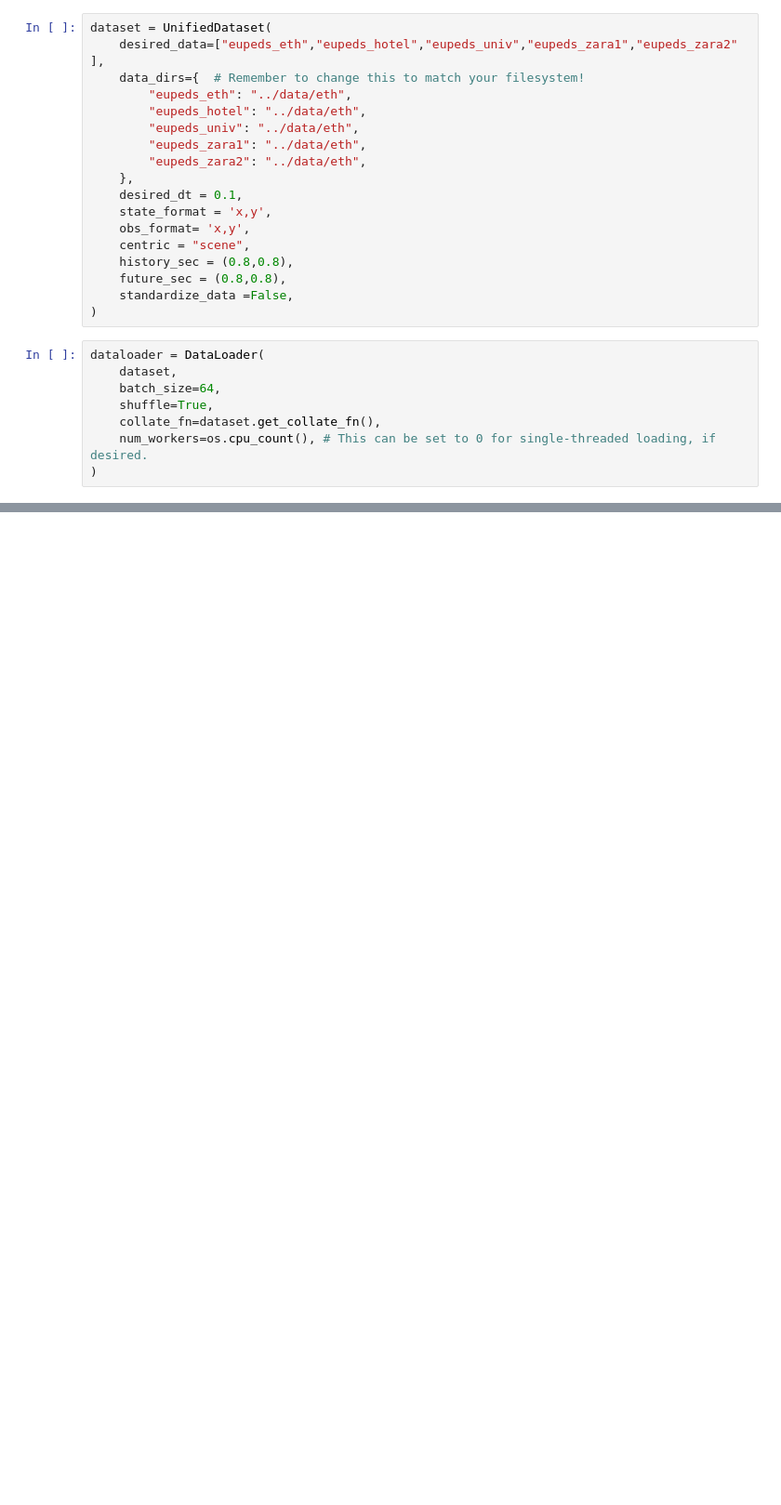
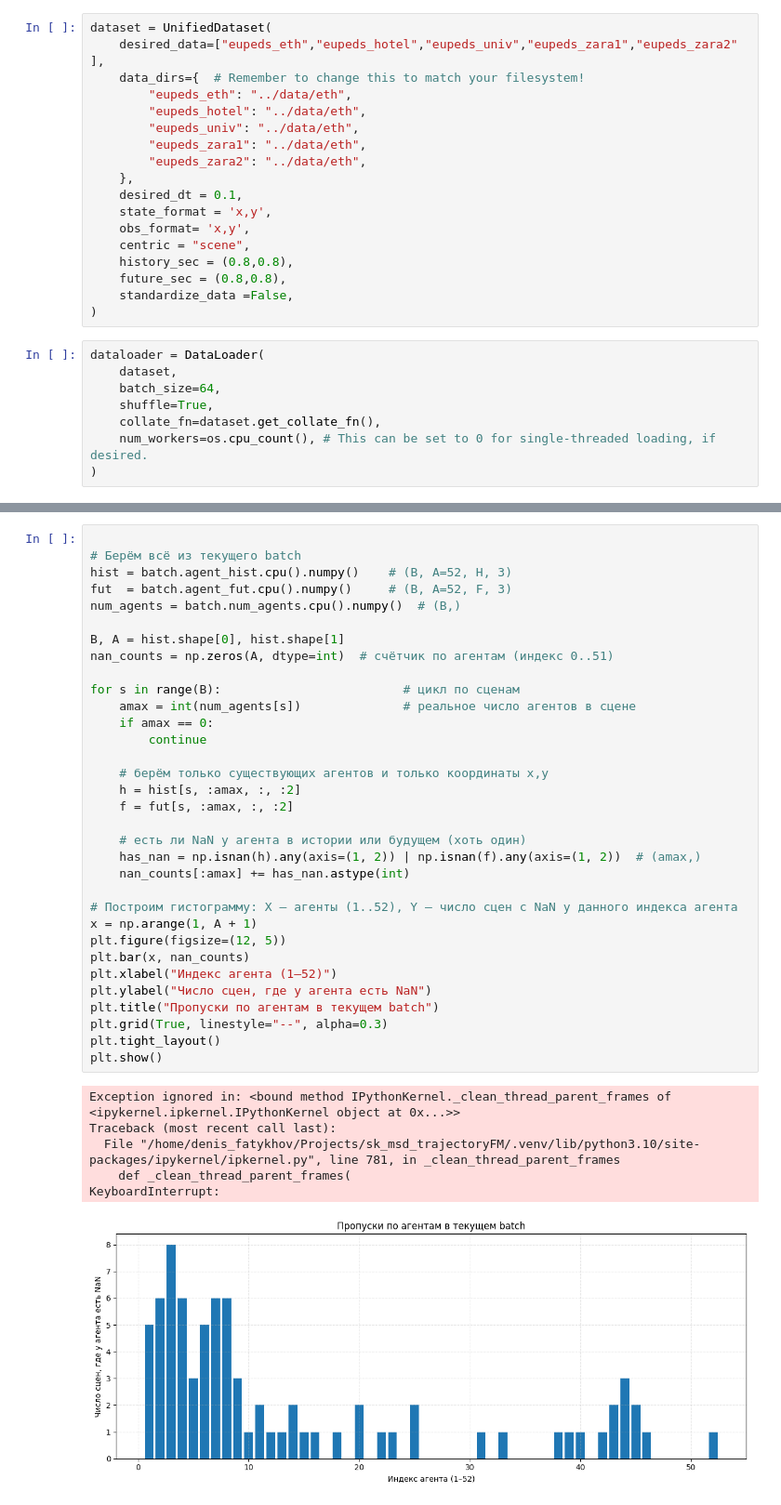
Before and after one commit to Fatyhich/sk_msd_trajectoryFM, a Jupyter notebook: notebooks/test_data.ipynb, the cells around one changed output, grey strips where cells are left out. Shown: that part at 93% size. Saved outputs shown, nothing was run; the diff lists cells and outputs as text; blank space fills up the shorter version.

```diff
--- a/notebooks/test_data.ipynb
+++ b/notebooks/test_data.ipynb
@@ -39,0 +185,40 @@ torch.Size([64, 63, 8, 2])
+# %%
+
+# Берём всё из текущего batch
+hist = batch.agent_hist.cpu().numpy()    # (B, A=52, H, 3)
+fut  = batch.agent_fut.cpu().numpy()     # (B, A=52, F, 3)
+num_agents = batch.num_agents.cpu().numpy()  # (B,)
+
+B, A = hist.shape[0], hist.shape[1]
+nan_counts = np.zeros(A, dtype=int)  # счётчик по агентам (индекс 0..51)
+
+for s in range(B):                         # цикл по сценам
+    amax = int(num_agents[s])              # реальное число агентов в сцене
+    if amax == 0:
+        continue
+
+    # берём только существующих агентов и только координаты x,y
+    h = hist[s, :amax, :, :2]
+    f = fut[s, :amax, :, :2]
+
+    # есть ли NaN у агента в истории или будущем (хоть один)
+    has_nan = np.isnan(h).any(axis=(1, 2)) | np.isnan(f).any(axis=(1, 2))  # (amax,)
+    nan_counts[:amax] += has_nan.astype(int)
+
+# Построим гистограмму: X — агенты (1..52), Y — число сцен с NaN у данного индекса агента
+x = np.arange(1, A + 1)
+plt.figure(figsize=(12, 5))
+plt.bar(x, nan_counts)
+plt.xlabel("Индекс агента (1–52)")
+plt.ylabel("Число сцен, где у агента есть NaN")
+plt.title("Пропуски по агентам в текущем batch")
+plt.grid(True, linestyle="--", alpha=0.3)
+plt.tight_layout()
+plt.show()
+# %% [output]
+Exception ignored in: <bound method IPythonKernel._clean_thread_parent_frames of <ipykernel.ipkernel.IPythonKernel object at 0x...>>
+Traceback (most recent call last):
+  File "/home/denis_fatykhov/Projects/sk_msd_trajectoryFM/.venv/lib/python3.10/site-packages/ipykernel/ipkernel.py", line 781, in _clean_thread_parent_frames
+    def _clean_thread_parent_frames(
+KeyboardInterrupt:
+[figure, added]
```
Also changed, not shown: parts of 12 cells of this notebook.
